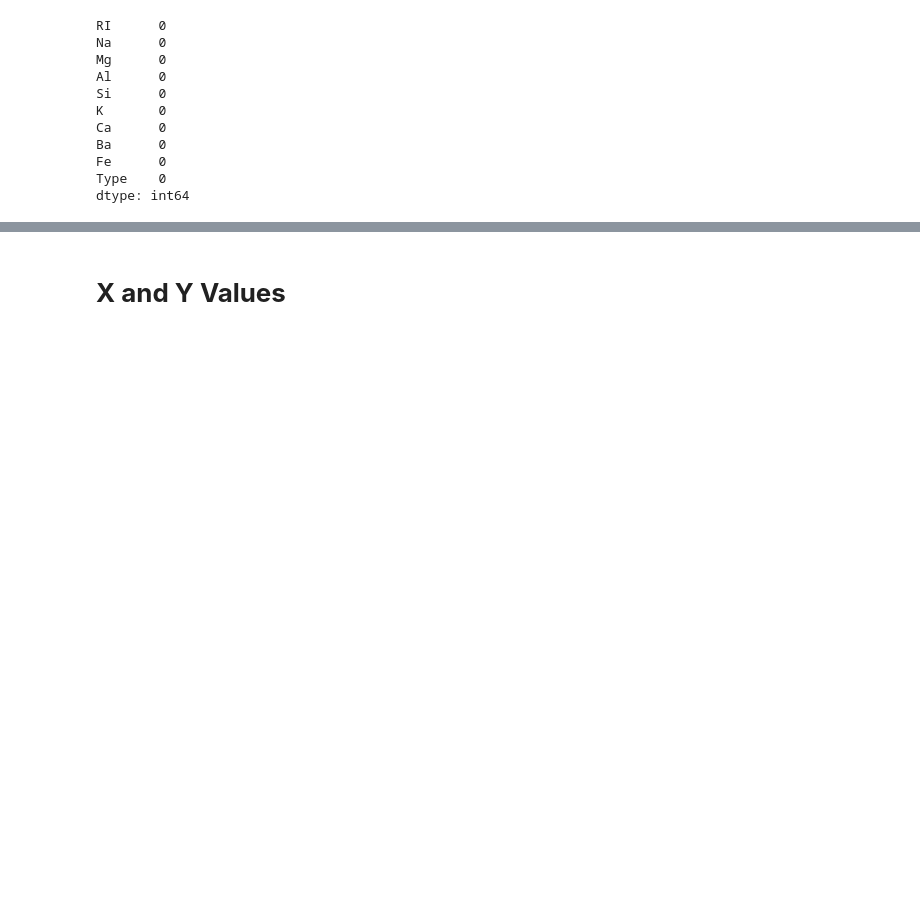
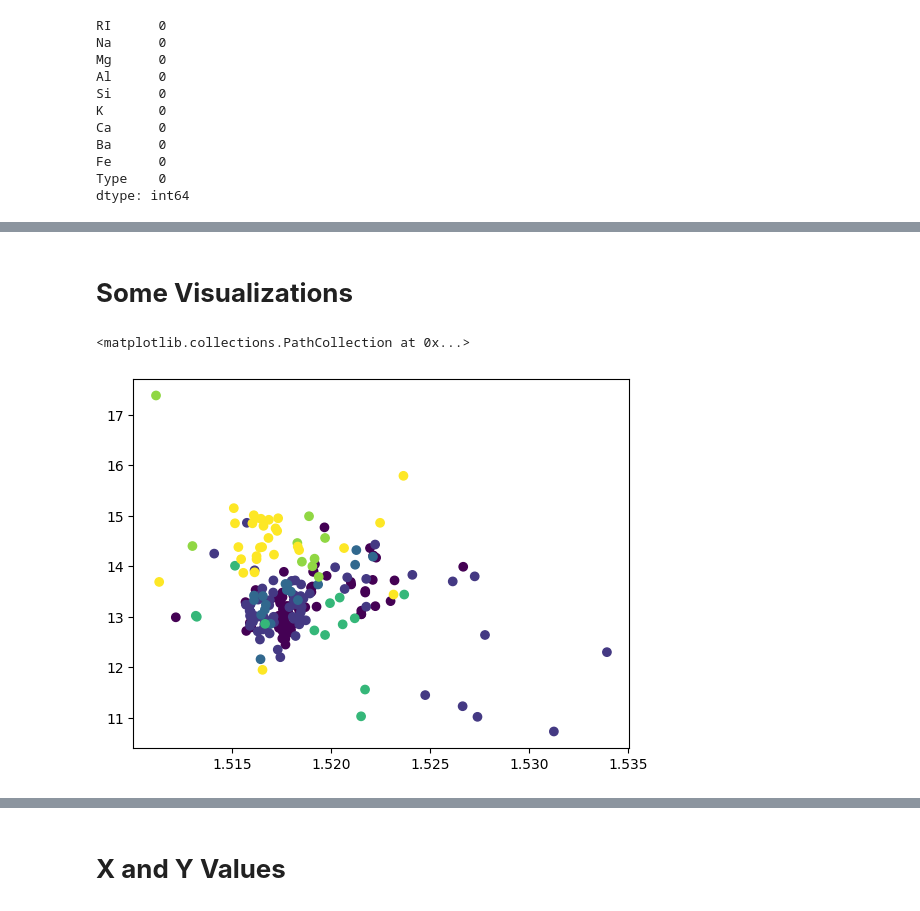
Before and after one commit to CM-007/DS_ASS, a Jupyter notebook: Ass13_KNN(glass).ipynb, the cells around one changed output, grey strips where cells are left out. Cells and saved outputs as stored; diff of their text form; code cells hidden in the pictures; blank space fills up the shorter version.

```diff
--- a/Ass13_KNN(glass).ipynb
+++ b/Ass13_KNN(glass).ipynb
@@ -87,3 +90,10 @@ dataframe.describe()
 | 50% | 1.517680 | 13.300000 | 3.480000 | 1.360000 | 72.790000 | 0.555000 | 8.600000 | 0.000000 | 0.000000 | 2.000000 |
 | 75% | 1.519157 | 13.825000 | 3.600000 | 1.630000 | 73.087500 | 0.610000 | 9.172500 | 0.000000 | 0.100000 | 3.000000 |
 | max | 1.533930 | 17.380000 | 4.490000 | 3.500000 | 75.410000 | 6.210000 | 16.190000 | 3.150000 | 0.510000 | 7.000000 |
+# %% [markdown]
+# **Some Visualizations**
+# %%
+plt.scatter(dataframe['RI'],dataframe['Na'],c=dataframe['Type'])
+# %% [output]
+<matplotlib.collections.PathCollection at 0x...>
+[figure, added]
```
Also changed, not shown: parts of 3 cells of this notebook.
